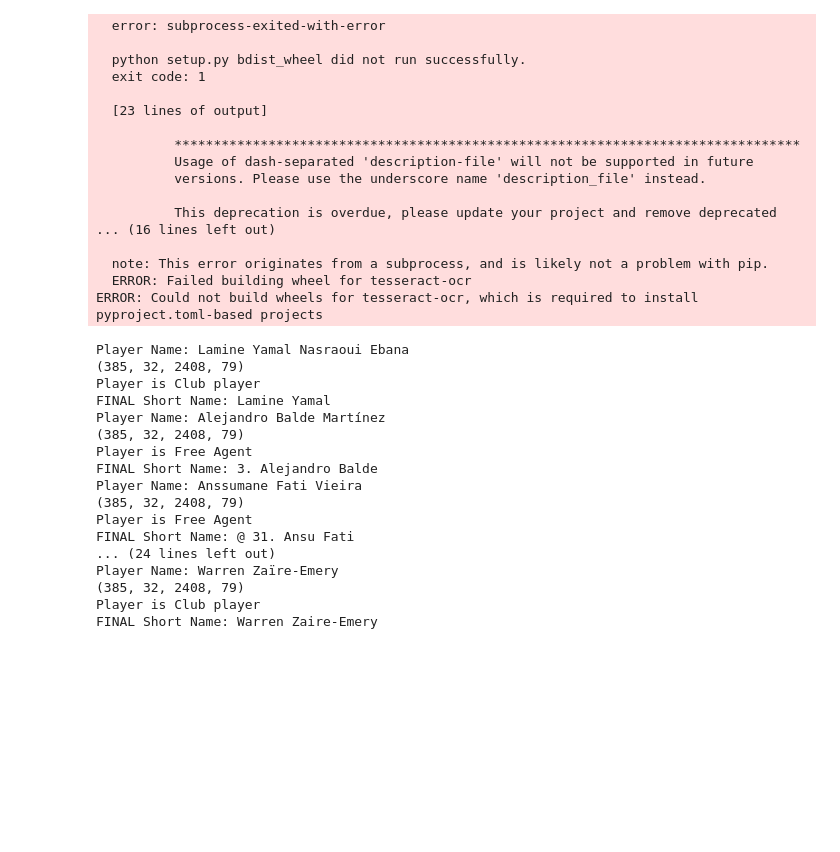
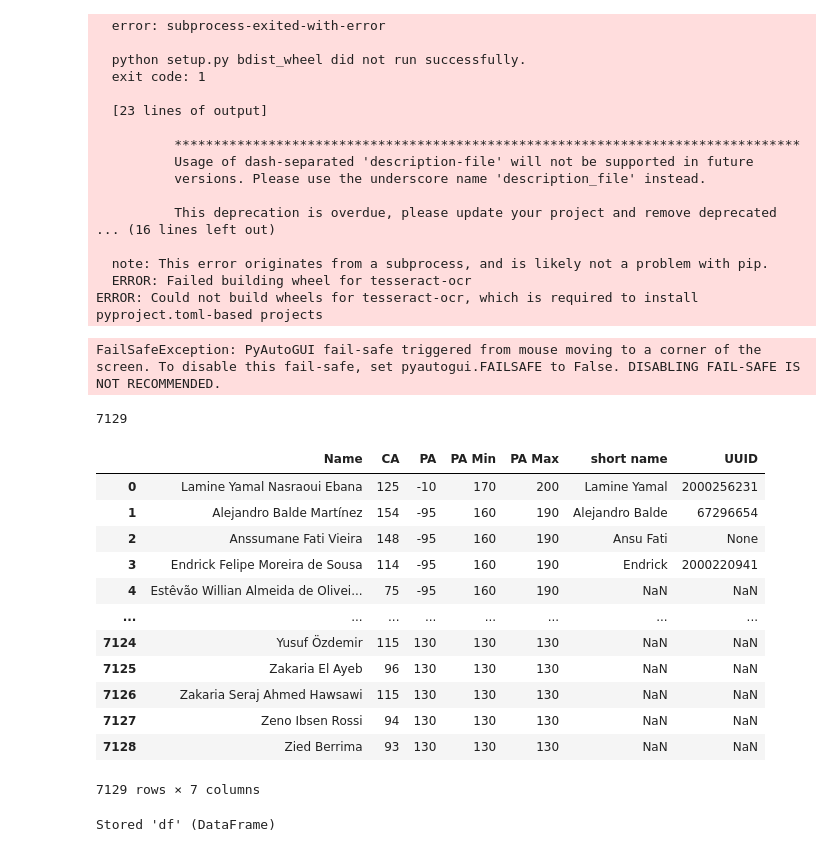
Before and after one commit to terryjbates/football_manager_code, a Jupyter notebook: fmpraisebot.ipynb, the cells around one changed output. Cells and saved outputs as stored; diff of their text form; code cells hidden in the pictures; blank space fills up the shorter version.

Commit message:
Code completed to update short player names

```diff
--- a/fmpraisebot.ipynb
+++ b/fmpraisebot.ipynb
@@ -468,11 +468,12 @@ import time
 from pytesseract import image_to_string
 import pytesseract
 import re
+import time
 
 pytesseract.pytesseract.tesseract_cmd = "C://Program Files//Tesseract-OCR//tesseract.exe"
 
 # Load your CSV
-df = pd.read_csv('players_small.csv')
+df = pd.read_csv('players.csv')
 coord_x = 444
 coord_y = 72
 
@@ -506,7 +507,7 @@ def search_player_and_extract_info(player_name):
     # Take a screenshot and use OCR to extract the short name and UUID
     # Adjust the region to where the short name and UUID would be
     #print("our region is")
-    print((name_region_x, name_region_y, width, height))
+    #print((name_region_x, name_region_y, width, height))
     #print()
     screenshot = pyautogui.screenshot(region=(name_region_x, name_region_y, width, height))
     text = image_to_string(screenshot)
@@ -553,21 +554,28 @@ def extract_name_and_id(player_data):
     if re.match("Q ", player_data_list[0]):
         # print(f"2nd element {player_data_list[1]}")
         # print(f"3rd element {player_data_list[2]}")
-        print("Player is Club player")
+        #print("Player is Club player")
         short_name_unclean = player_data_list[0]
         #print(f"We found {short_name_unclean}")
         short_name = short_name_unclean.split(".")[1].lstrip()
         #short_name = player_data_list[0]
     else:
         # We have a player at a club
-        print("Player is Free Agent")
+        #print("Player is Free Agent")
         short_name = player_data_list[0]
-    print(f"FINAL Short Name: {short_name}")
+
+    #print( repr(short_name) )
+    # Now that we have the name we must CLEANSE IT IN FIRE!
+    short_name = re.sub(r'^.*?\d+\.\s*', "", short_name)
+    #print(f"FINAL Short Name: {short_name}")
 
     # UUID should be third or second element, go "upwards" to locate
     uuid = process_uuid_elements(player_data_list)
     return (short_name, uuid)
 
+
+iterate_count = 0
+unchanged_list = []
 
 if __name__ == "__main__":
     # Provide time to move alt-tab to app
@@ -577,12 +585,12 @@ if __name__ == "__main__":
 
     # Load your CSV
     #df = pd.read_csv('players_small.csv')
-
+    start_time = time.time()
     # Loop over the dataframe
     for index, row in df.iterrows():
         try:
             player_name = row['Name']
-            print(f"Player Name: {player_name}")
+            #print(f"Player Name: {player_name}")
             short_name, uuid = search_player_and_extract_info(player_name)
 
             # Update the dataframe
@@ -593,25 +601,42 @@ if __name__ == "__main__":
             # This might involve pressing 'esc' or clicking a 'back' button
             pyautogui.press('esc')
         except IndexError:
-            print(f"Unable to locate: {player_name} in your db")
+            #print(f"Unable to locate: {player_name} in your db")
+            unchanged_list.append(player_name)
+
+        iterate_count +=1
 
     # Write the updated dataframe back to CSV
     df.to_csv('players_updated.csv', index=False)
+
+    end_time = time.time()
+    total_time = end_time - start_time
+
+    print(f"Total time: {total_time}")
+    print(f"Time per iteration: {total_time/iterate_count}")
 # %% [output]
-Player Name: Lamine Yamal Nasraoui Ebana
-(385, 32, 2408, 79)
-Player is Club player
-FINAL Short Name: Lamine Yamal
-Player Name: Alejandro Balde Martínez
-(385, 32, 2408, 79)
-Player is Free Agent
-FINAL Short Name: 3. Alejandro Balde
-Player Name: Anssumane Fati Vieira
-(385, 32, 2408, 79)
-Player is Free Agent
-FINAL Short Name: @ 31. Ansu Fati
-... (24 lines left out)
-Player Name: Warren Zaïre-Emery
-(385, 32, 2408, 79)
-Player is Club player
-FINAL Short Name: Warren Zaire-Emery
+FailSafeException: PyAutoGUI fail-safe triggered from mouse moving to a corner of the screen. To disable this fail-safe, set pyautogui.FAILSAFE to False. DISABLING FAIL-SAFE IS NOT RECOMMENDED.
+# %%
+len(df)
+# %% [output]
+7129
+# %%
+df
+# %% [output]
+|  | Name | CA | PA | PA Min | PA Max | short name | UUID |
+| 0 | Lamine Yamal Nasraoui Ebana | 125 | -10 | 170 | 200 | Lamine Yamal | 2000256231 |
+| 1 | Alejandro Balde Martínez | 154 | -95 | 160 | 190 | Alejandro Balde | 67296654 |
+| 2 | Anssumane Fati Vieira | 148 | -95 | 160 | 190 | Ansu Fati | None |
+| 3 | Endrick Felipe Moreira de Sousa | 114 | -95 | 160 | 190 | Endrick | 2000220941 |
+| 4 | Estêvão Willian Almeida de Olivei... | 75 | -95 | 160 | 190 | NaN | NaN |
+| ... | ... | ... | ... | ... | ... | ... | ... |
+| 7124 | Yusuf Özdemir | 115 | 130 | 130 | 130 | NaN | NaN |
+| 7125 | Zakaria El Ayeb | 96 | 130 | 130 | 130 | NaN | NaN |
+| 7126 | Zakaria Seraj Ahmed Hawsawi | 115 | 130 | 130 | 130 | NaN | NaN |
+| 7127 | Zeno Ibsen Rossi | 94 | 130 | 130 | 130 | NaN | NaN |
+| 7128 | Zied Berrima | 93 | 130 | 130 | 130 | NaN | NaN |
+7129 rows × 7 columns
+# %%
+%store df
+# %% [output]
+Stored 'df' (DataFrame)
```
Also changed, not shown: parts of 7 cells of this notebook, 1 other file.
